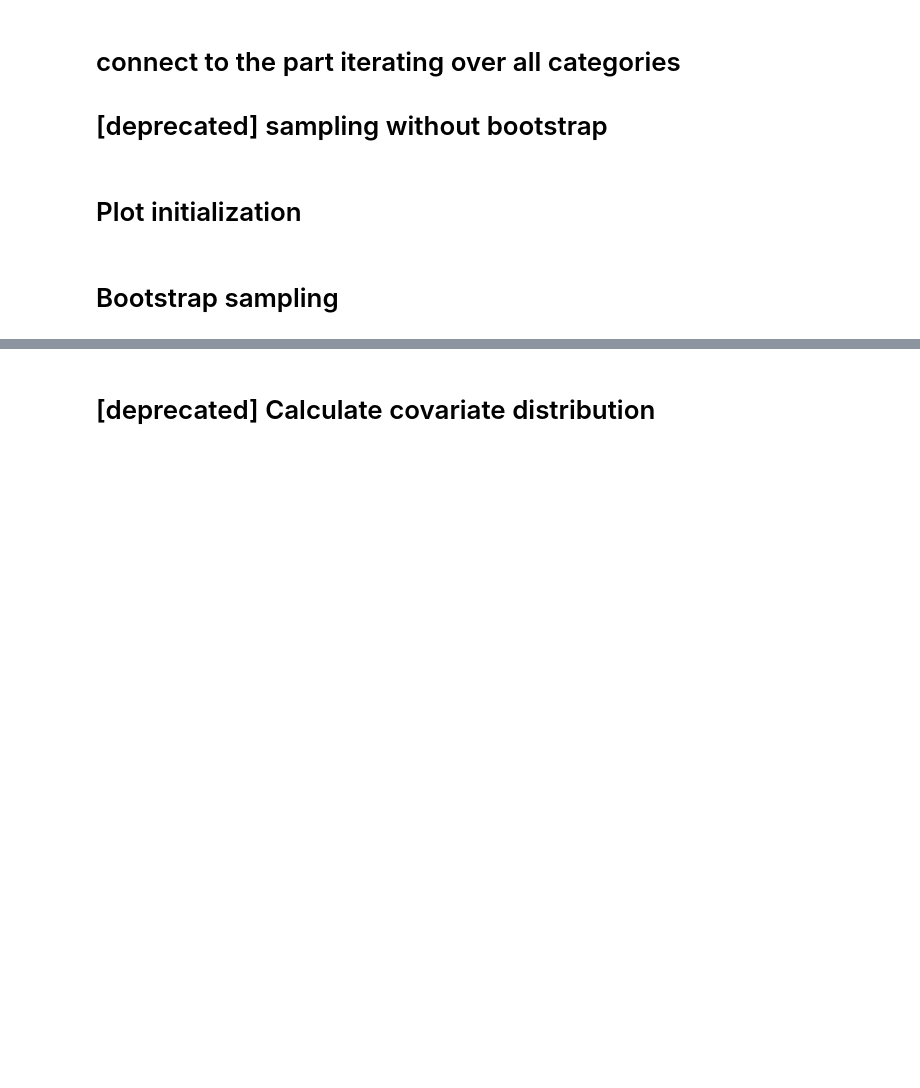
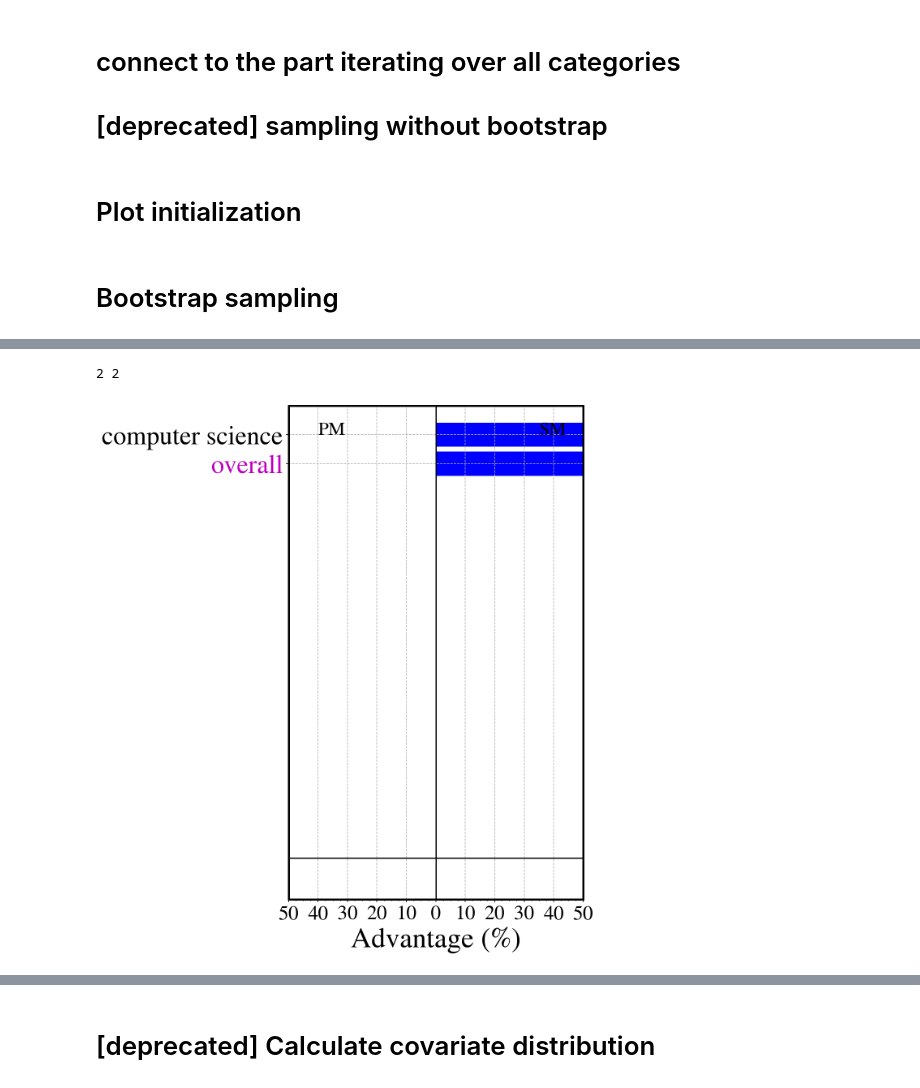
Before and after one commit to wiekern/GenderPerformance, a Jupyter notebook: NaturalExptCategory(not_pairwise).ipynb, the cells around one changed output, grey strips where cells are left out. Saved outputs shown, nothing was run; the diff lists cells and outputs as text; code cells hidden in the pictures; blank space fills up the shorter version.

```diff
--- a/NaturalExptCategory(not_pairwise).ipynb
+++ b/NaturalExptCategory(not_pairwise).ipynb
@@ -540,0 +601,6 @@ plotResults(val, 'PM', 'SM', std_err=std_err, dir_='./')
+# %%
+val, std_err = getResults(all_res[0], '0-2')
+plotResults(val, 'PM', 'SM', std_err=std_err, dir_='./')
+# %% [output]
+2 2
+[figure, added]
```
Also changed, not shown: parts of 28 cells of this notebook, 6 other files.
